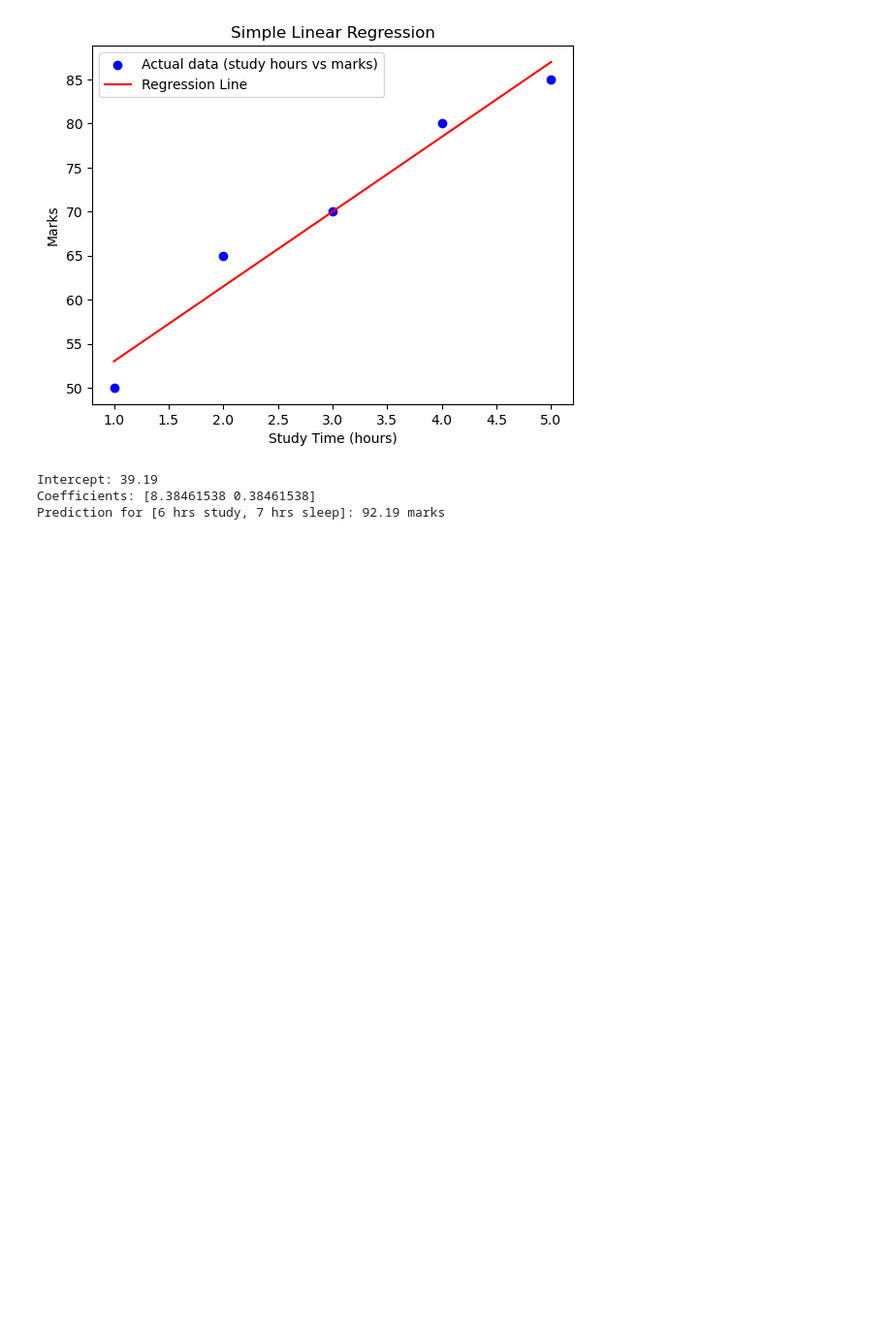
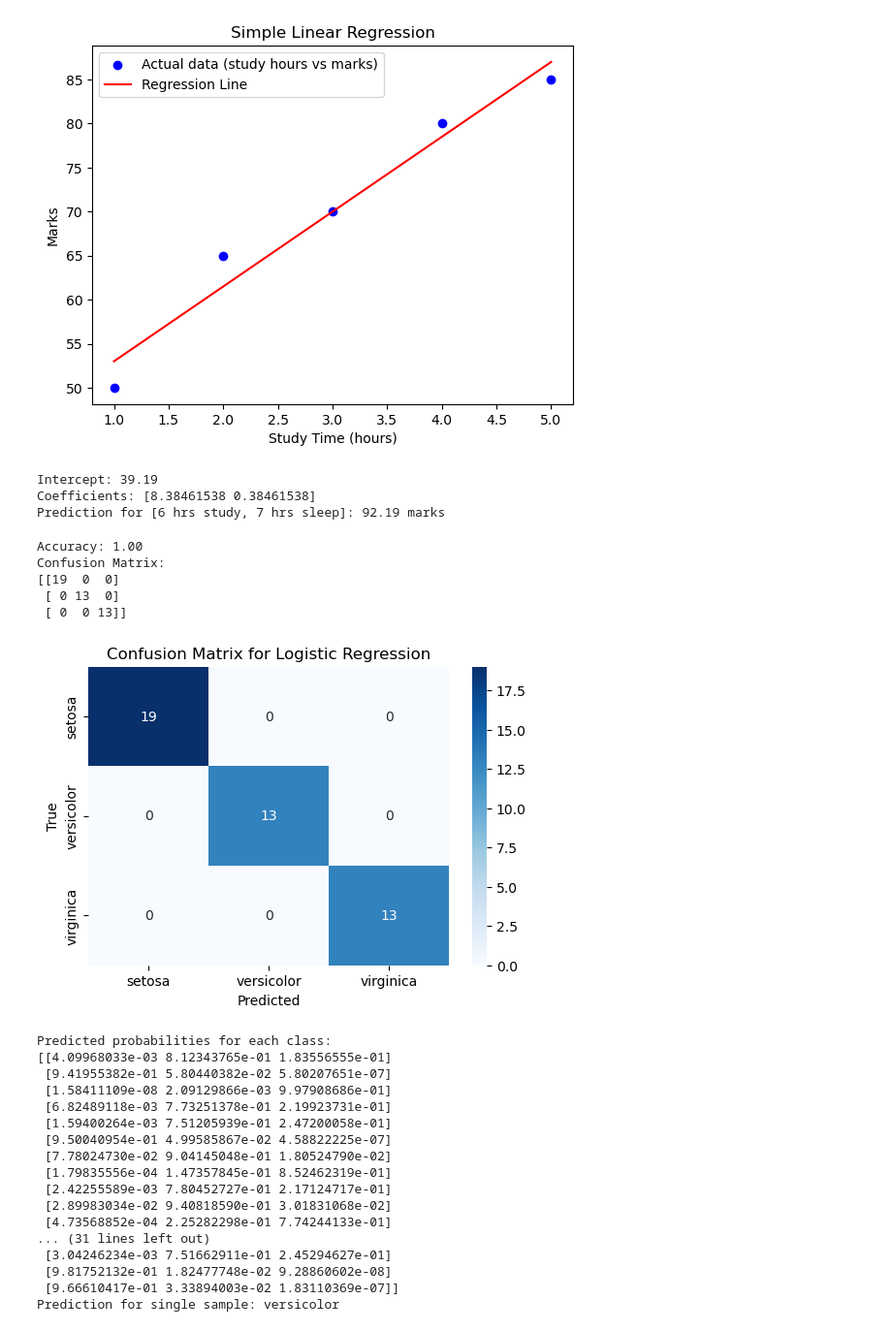
Before and after one commit to anish-upreti/Data-Science-and-ML-with-python, a Jupyter notebook: Module 3-Machine Learning Basics(weeks 5-7)/2. Supervised Learning/linear_and_logistic_regression.ipynb, the cells around one changed output. Shown at 97% size. Saved outputs shown, nothing was run; the diff lists cells and outputs as text; code cells hidden in the pictures; blank space fills up the shorter version.

```diff
--- a/Module 3-Machine Learning Basics(weeks 5-7)/2. Supervised Learning/linear_and_logistic_regression.ipynb
+++ b/Module 3-Machine Learning Basics(weeks 5-7)/2. Supervised Learning/linear_and_logistic_regression.ipynb
@@ -234,3 +234,76 @@ print(f"Prediction for [6 hrs study, 7 hrs sleep]: {y_pred[0]:.2f} marks")
 Intercept: 39.19
 Coefficients: [8.38461538 0.38461538]
 Prediction for [6 hrs study, 7 hrs sleep]: 92.19 marks
+# %%
+## Implementing logistic regresssion
+from sklearn.datasets import load_iris
+from sklearn.model_selection import train_test_split
+from sklearn.linear_model import LogisticRegression
+from sklearn.metrics import accuracy_score, confusion_matrix
+import matplotlib.pyplot as plt
+import seaborn as sns
+
+# Load the Iris dataset
+data = load_iris()
+X = data.data  # Features (sepal length, sepal width, petal length, petal width)
+y = data.target  # Target variable (species)
+
+# Split data into training and testing sets
+X_train, X_test, y_train, y_test = train_test_split(X, y, test_size=0.3, random_state=42)
+
+# Create and train the Logistic Regression model
+model = LogisticRegression(max_iter=200)  # max_iter to ensure convergence
+model.fit(X_train, y_train)
+
+# Make predictions on the test set
+y_pred = model.predict(X_test)
+
+# Evaluate the model
+accuracy = accuracy_score(y_test, y_pred)
+print(f"Accuracy: {accuracy:.2f}")
+
+# Confusion Matrix
+conf_matrix = confusion_matrix(y_test, y_pred)
+print("Confusion Matrix:")
+print(conf_matrix)
+
+# Plotting the Confusion Matrix using Seaborn heatmap
+plt.figure(figsize=(6, 4))
+sns.heatmap(conf_matrix, annot=True, fmt='d', cmap='Blues', xticklabels=data.target_names, yticklabels=data.target_names)
+plt.title('Confusion Matrix for Logistic Regression')
+plt.xlabel('Predicted')
+plt.ylabel('True')
+plt.show()
+
+# Predicting probabilities for each class
+y_prob = model.predict_proba(X_test)
+print("Predicted probabilities for each class:")
+print(y_prob)
+
+# Making a single prediction
+single_prediction = model.predict([X_test[0]])
+print(f"Prediction for single sample: {data.target_names[single_prediction][0]}")
+# %% [output]
+Accuracy: 1.00
+Confusion Matrix:
+[[19  0  0]
+ [ 0 13  0]
+ [ 0  0 13]]
+[figure, added]
+Predicted probabilities for each class:
+[[4.09968033e-03 8.12343765e-01 1.83556555e-01]
+ [9.41955382e-01 5.80440382e-02 5.80207651e-07]
+ [1.58411109e-08 2.09129866e-03 9.97908686e-01]
+ [6.82489118e-03 7.73251378e-01 2.19923731e-01]
+ [1.59400264e-03 7.51205939e-01 2.47200058e-01]
+ [9.50040954e-01 4.99585867e-02 4.58822225e-07]
+ [7.78024730e-02 9.04145048e-01 1.80524790e-02]
+ [1.79835556e-04 1.47357845e-01 8.52462319e-01]
+ [2.42255589e-03 7.80452727e-01 2.17124717e-01]
+ [2.89983034e-02 9.40818590e-01 3.01831068e-02]
+ [4.73568852e-04 2.25282298e-01 7.74244133e-01]
+... (31 lines left out)
+ [3.04246234e-03 7.51662911e-01 2.45294627e-01]
+ [9.81752132e-01 1.82477748e-02 9.28860602e-08]
+ [9.66610417e-01 3.33894003e-02 1.83110369e-07]]
+Prediction for single sample: versicolor
```
